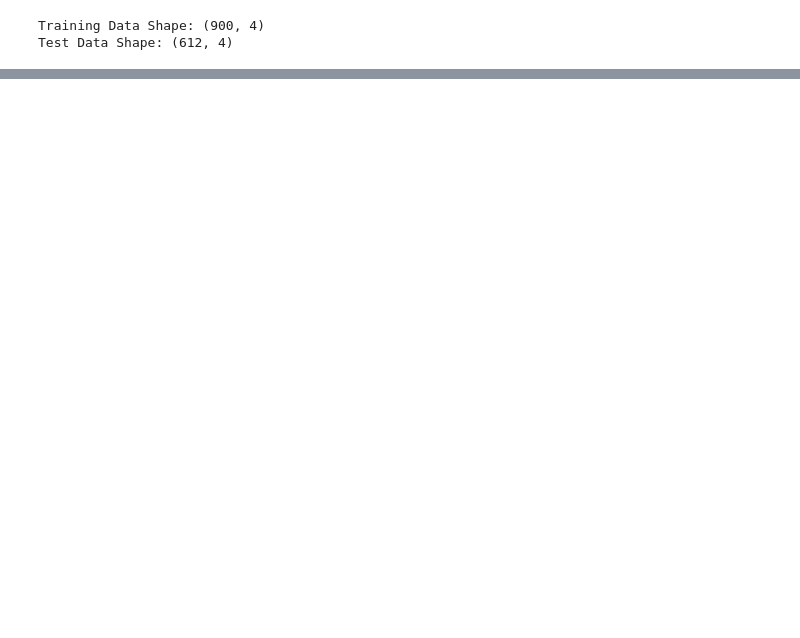
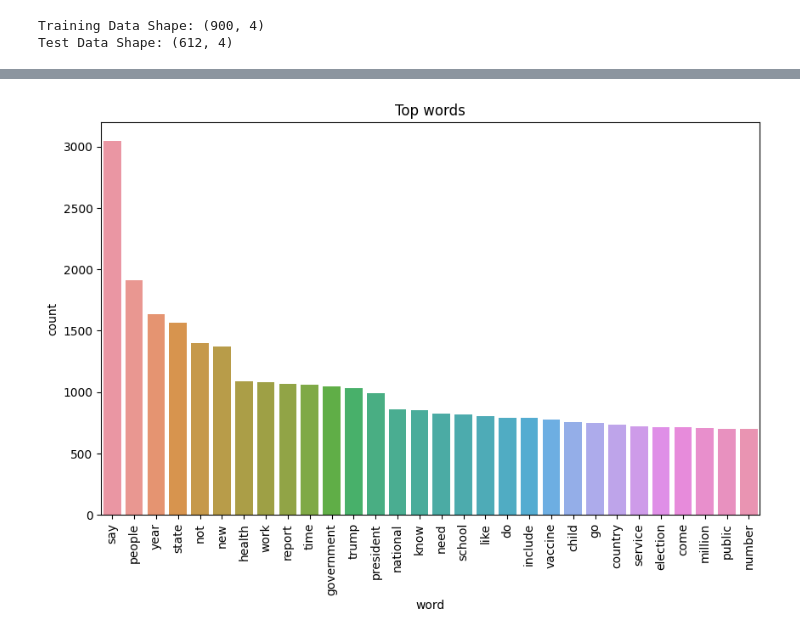
Before and after one commit to cgurkan/fake-news, a Jupyter notebook: FakeNewsPreprocess.ipynb, the cells around one changed output, grey strips where cells are left out. Cells and saved outputs as stored; diff of their text form; code cells hidden in the pictures; blank space fills up the shorter version.

```diff
--- a/FakeNewsPreprocess.ipynb
+++ b/FakeNewsPreprocess.ipynb
@@ -193,0 +78,16 @@ plt.show()
+# %%
+%%time
+from tqdm._tqdm_notebook import tqdm_notebook
+tqdm_notebook.pandas()
+
+def text_preprocessing(df, col_name):
+    column = col_name
+    df[column] = df[column].progress_apply(lambda x:str(x).lower())
+    df[column] = df[column].progress_apply(lambda x: th.cont_exp(x)) #you're -> you are; i'm -> i am
+    df[column] = df[column].progress_apply(lambda x: th.remove_emails(x))
+    df[column] = df[column].progress_apply(lambda x: th.remove_html_tags(x))
+    df[column] = df[column].progress_apply(lambda x: th.remove_stopwords(x))
+    df[column] = df[column].progress_apply(lambda x: th.remove_special_chars(x))
+    df[column] = df[column].progress_apply(lambda x: th.remove_accented_chars(x))
+    df[column] = df[column].progress_apply(lambda x: th.make_base(x)) #ran -> run,
+    return(df)
@@ -193,0 +97,2 @@ plt.show()
+# %%
+cleaned_df = text_preprocessing(df_train, "news")
@@ -193,0 +101,2 @@ plt.show()
+# %%
+cleaned_df['num_words'] = cleaned_df['news'].apply(lambda x: len(x.split()))
@@ -193,0 +112,7 @@ plt.show()
+# %%
+### Calculating the word frequency by using nltk
+words_list = []
+for sentence in cleaned_df.news:
+    words_list.extend(nltk.word_tokenize(sentence))
+freq_dist = nltk.FreqDist(words_list)
+freq_dist.most_common(20)
@@ -193,0 +140,9 @@ plt.show()
+# %%
+temp = pd.DataFrame(freq_dist.most_common(30),  columns=['word', 'count'])
+fig, ax = plt.subplots(figsize=(10, 6))
+sns.barplot(x='word', y='count',
+            data=temp, ax=ax)
+plt.title("Top words")
+plt.xticks(rotation='vertical');
+# %% [output]
+[figure, added]
```
Also changed, not shown: parts of 61 cells of this notebook.
